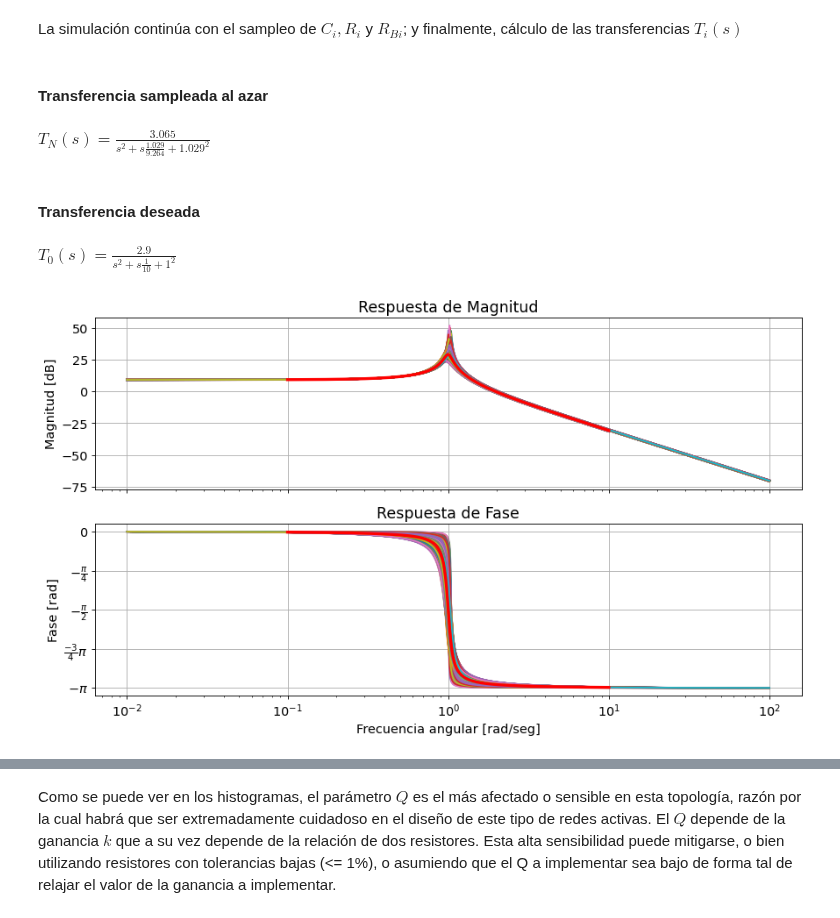
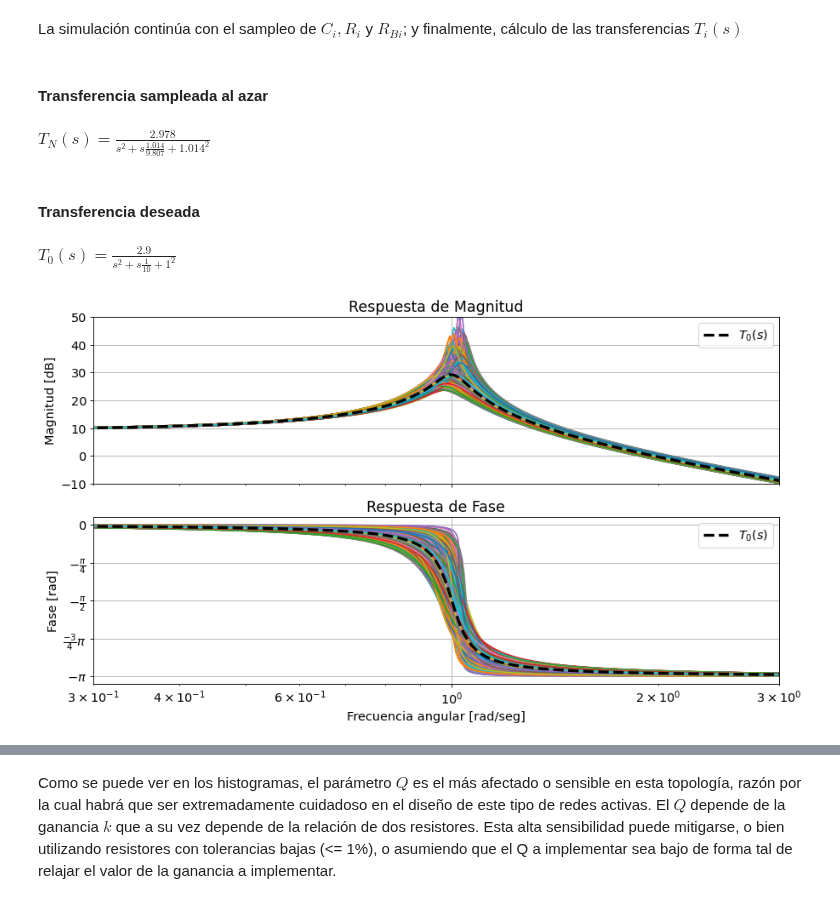
Before and after one commit to marianux/pytc2, a Jupyter notebook: docs/Sallen-Key sensibilidad.ipynb, the cells around one changed output, grey strips where cells are left out. Cells and saved outputs as stored; diff of their text form; code cells hidden in the pictures.

```diff
--- a/docs/Sallen-Key sensibilidad.ipynb
+++ b/docs/Sallen-Key sensibilidad.ipynb
@@ -170,6 +178,9 @@ for (this_C, this_R, this_RB) in zip( all_C, all_R, all_RB):
 
     _, axes_hdl = bodePlot(my_tf, fig_id)
 
+plt.sca(axes_hdl[0])
+plt.ylim(np.array([-10., 50]) )
+plt.xlim(np.array([3. * 10.**-1, 3. * 10.**-0]) )
 
 # visualizamos la última realización a modo de ejemplo
 print_subtitle('Transferencia sampleada al azar')
@@ -178,35 +189,37 @@ print_latex(a_equal_b_latex_s('T_N(s)', pretty_print_bicuad_omegayq(num, den, di
 
 # finalmente ploteamos también la transferencia con los valores esperados
 # sin incertidumbre alguna sobre sus valores.
 KK = 1 + RB/RR
 QQ = 1/(3-KK)
 WW0 = 1/RR/CC
 
 num = [KK * (WW0**2)]
 den = [1, WW0/QQ, WW0**2]
 
 # visualizamos la transferencia esperada o media
 print_subtitle('Transferencia deseada')
 
 print_latex(a_equal_b_latex_s('T_0(s)', pretty_print_bicuad_omegayq(num, den, displaystr=False)))
 
 my_tf = TransferFunction( num, den )
 
 w, mag, phase = my_tf.bode(n=300)
 
 (mag_ax_hdl, phase_ax_hdl) = axes_hdl
 
 plt.sca(mag_ax_hdl)
-plt.semilogx(w, mag, '-r', linewidth=3 )    # Bode magnitude plot
+plt.semilogx(w, mag, '--k', linewidth=3, label = '$T_0(s)$' )    # Bode magnitude plot
+plt.legend()
 
 plt.sca(phase_ax_hdl)
-plt.semilogx(w, phase*np.pi/180, '-r', linewidth=3)    # Bode phase plot
+plt.semilogx(w, phase*np.pi/180, '--k', linewidth=3, label = '$T_0(s)$')    # Bode phase plot
+plt.legend()
 
 plt.show()
 # %% [output]
 #### Transferencia sampleada al azar
-$\displaystyle T_N(s)=\frac{3.065 }{s^2 + s \frac{1.029}{9.264} + 1.029^2}$
+$\displaystyle T_N(s)=\frac{2.978 }{s^2 + s \frac{1.014}{9.807} + 1.014^2}$
 #### Transferencia deseada
 $\displaystyle T_0(s)=\frac{2.9 }{s^2 + s \frac{  1}{ 10} +   1^2}$
-[figure, old version]
+[figure, new version]
 # %% [markdown]
```
Also changed, not shown: parts of 3 cells of this notebook, 10 other files.
